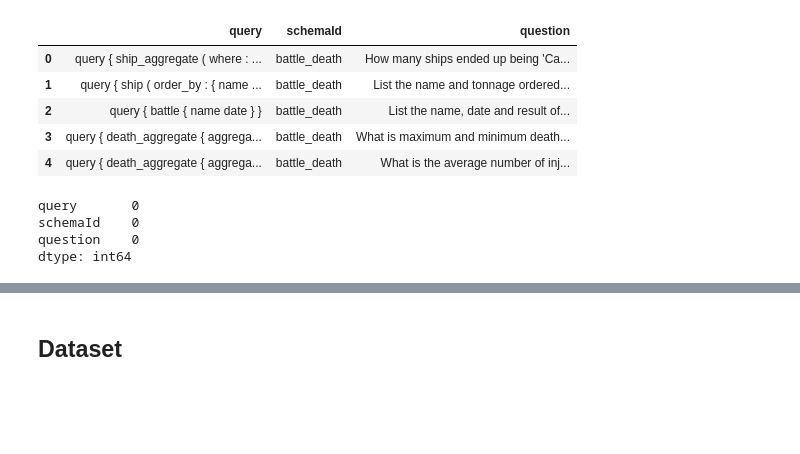
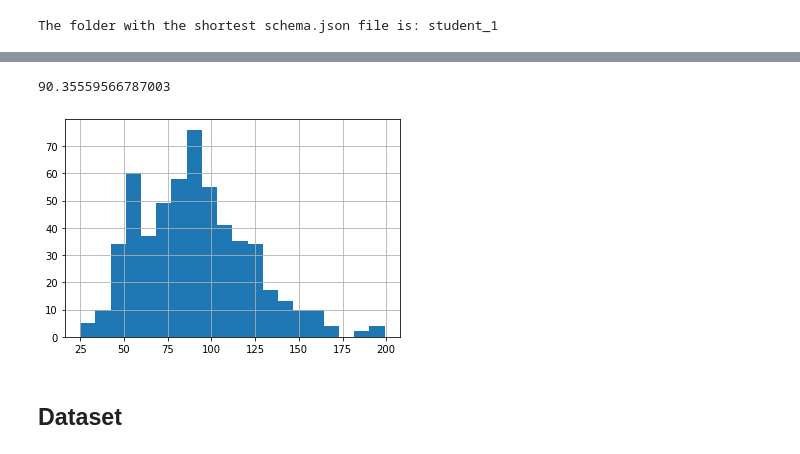
Before and after one commit to Dybton/T5, a Jupyter notebook: dataset-exploration.ipynb, the cells around one changed output, grey strips where cells are left out. Saved outputs shown, nothing was run; the diff lists cells and outputs as text; code cells hidden in the pictures; blank space fills up the shorter version.

```diff
--- a/dataset-exploration.ipynb
+++ b/dataset-exploration.ipynb
@@ -7,21 +4,29 @@ dev = pd.read_json('SPEGQL-dataset/dataset/dev.json')
-# %%
-# Show me the first 5 rows
-dev.head()
-# %% [output]
-|  | query | schemaId | question |
-| 0 | query { ship_aggregate ( where : ... | battle_death | How many ships ended up being 'Ca... |
-| 1 | query { ship ( order_by : { name ... | battle_death | List the name and tonnage ordered... |
-| 2 | query { battle { name date } } | battle_death | List the name, date and result of... |
-| 3 | query { death_aggregate { aggrega... | battle_death | What is maximum and minimum death... |
-| 4 | query { death_aggregate { aggrega... | battle_death | What is the average number of inj... |
-# %%
-# Do we have any missing values - no
-dev.isnull().sum()
-# %% [output]
-query       0
-schemaId    0
-question    0
-dtype: int64
+# %%
+import os
+
+def find_shortest_schema_folder():
+    base_dir = '/Users/jakobtolstrup/Desktop/Thesis/myvenv/T5-Carrera/SPEGQL-dataset/Schemas'
+    shortest_length = float('inf')
+    shortest_folder = None
+
+    for folder in os.listdir(base_dir):
+        folder_path = os.path.join(base_dir, folder)
+        if os.path.isdir(folder_path):
+            schema_path = os.path.join(folder_path, 'schema.json')
+            if os.path.isfile(schema_path):
+                with open(schema_path, 'r') as schema_file:
+                    schema_length = len(schema_file.read())
+                    if schema_length < shortest_length:
+                        shortest_length = schema_length
+                        shortest_folder = folder
+
+    return shortest_folder
+
+# Usage example
+shortest_folder = find_shortest_schema_folder()
+print(f"The folder with the shortest schema.json file is: {shortest_folder}")
+# %% [output]
+The folder with the shortest schema.json file is: student_1
 # %%
 # create a pandas Series of the question column
 questions = dev['question']
@@ -99,6 +104,36 @@ Name: question_length_bucket, dtype: int64
 | 2 | query { battle { name date } } | battle_death | List the name, date and result of... | 46 | Short |
 | 3 | query { death_aggregate { aggrega... | battle_death | What is maximum and minimum death... | 56 | Medium |
 | 4 | query { death_aggregate { aggrega... | battle_death | What is the average number of inj... | 56 | Medium |
+# %%
+import pandas as pd
+import json
+
+# Step 1: Read the JSON file
+file_path = "SPEGQL-dataset/dataset/dev.json"
+with open(file_path, 'r') as json_file:
+    json_data = json.load(json_file)
+
+# Step 2: Parse the JSON data
+# Assuming your JSON file contains a list of dictionaries
+parsed_data = json_data
+
+# Step 3: Convert parsed data into a DataFrame
+df = pd.DataFrame(parsed_data)
+
+# Create a column called query_length that is the length of the query
+
+df['query_length'] = df['query'].str.len()
+
+#show me the distribution of query lengths
+
+df['query_length'].hist(bins=20)
+
+#What is the average query length?
+
+df['query_length'].mean()
+# %% [output]
+90.35559566787003
+[figure, added]
 # %% [markdown]
 ## Dataset
 # %%
```
Also changed, not shown: parts of 24 cells of this notebook, 1 other file.
